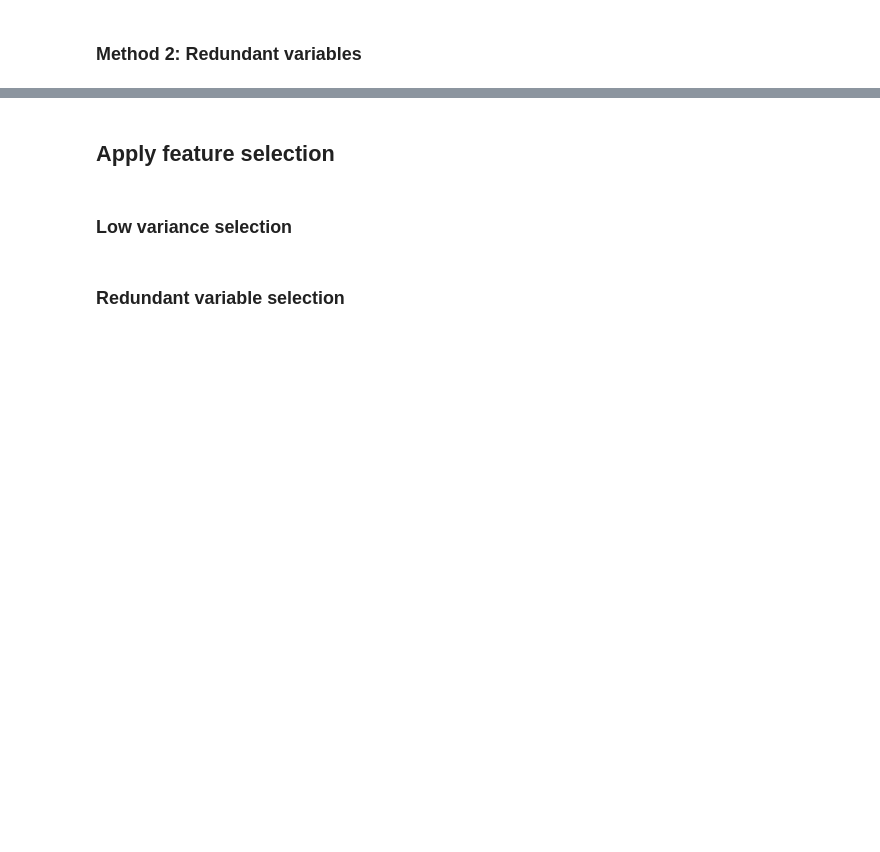
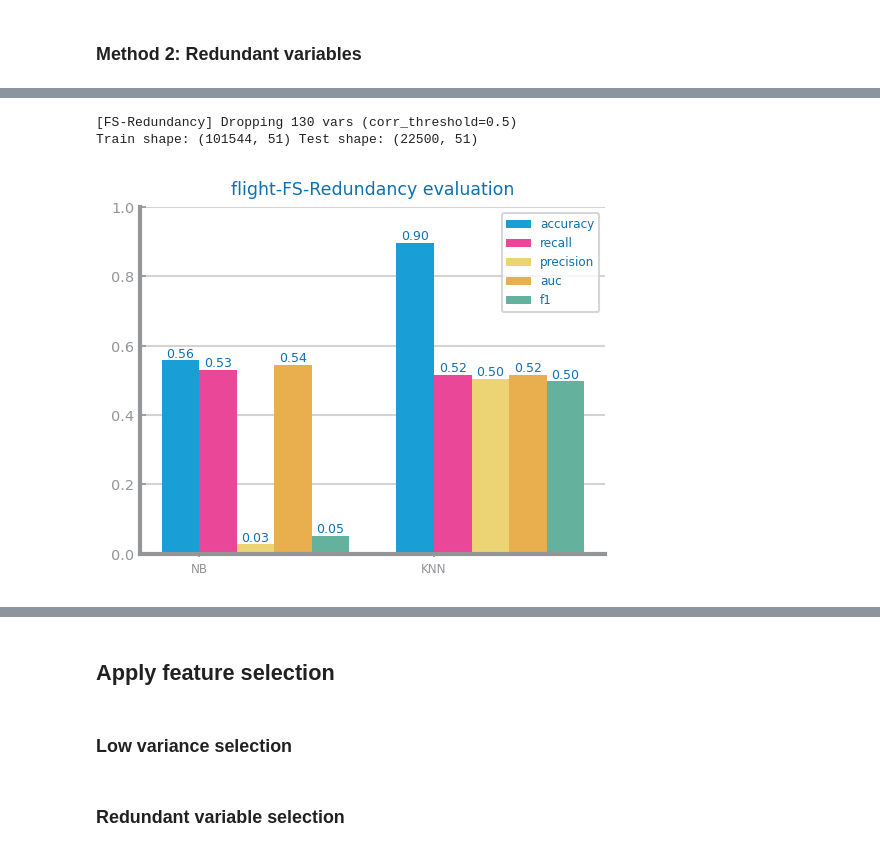
Before and after one commit to ch4uz/ds-project, a Jupyter notebook: classification/ds2_flight_cancellation/notebooks/ds2_lab3_preparation/ds2_lab3_feature_selection.ipynb, the cells around one changed output, grey strips where cells are left out. Cells and saved outputs as stored; diff of their text form; code cells hidden in the pictures; blank space fills up the shorter version.

```diff
--- a/classification/ds2_flight_cancellation/notebooks/ds2_lab3_preparation/ds2_lab3_feature_selection.ipynb
+++ b/classification/ds2_flight_cancellation/notebooks/ds2_lab3_preparation/ds2_lab3_feature_selection.ipynb
@@ -301,0 +399,80 @@ show()
+# %%
+# Safe local redundancy selector (renamed to avoid collision with dslabs_functions)
+def select_redundant_variables_safe(
+    data: DataFrame, min_threshold: float = 0.8, target: str = "class"
+) -> list[str]:
+    df = data.drop(columns=[target], errors="ignore")
+    corr_matrix = df.corr().abs()
+    variables = corr_matrix.columns
+
+    vars2drop: list[str] = []
+    for v1 in variables:
+        vars_corr = corr_matrix[v1].loc[corr_matrix[v1] >= min_threshold]
+        vars_corr = vars_corr.drop(labels=[v1], errors="ignore")
+        if len(vars_corr) > 0:
+            for v2 in vars_corr.index:
+                if v2 not in vars2drop:
+                    vars2drop.append(v2)
+    return vars2drop
+# %%
+import os
+from matplotlib.pyplot import figure, subplots, savefig, show
+
+approach_fs2 = "FS-Redundancy"
+corr_threshold = 0.5  # set from your redundancy study plot
+
+# Use SAFE local selector (not the dslabs one)
+vars2drop_red: list[str] = select_redundant_variables_safe(
+    train_data, min_threshold=corr_threshold, target=target
+)
+
+trn_fs2 = train_data.drop(columns=vars2drop_red, errors="ignore").copy()
+tst_fs2 = test_data.drop(columns=vars2drop_red, errors="ignore").copy()
+
+print(f"[{approach_fs2}] Dropping {len(vars2drop_red)} vars (corr_threshold={corr_threshold})")
+print("Train shape:", trn_fs2.shape, "Test shape:", tst_fs2.shape)
+
+# Safety check
+n_features_fs2 = trn_fs2.shape[1] - 1
+if n_features_fs2 <= 0:
+    raise RuntimeError(
+        f"{approach_fs2} produced 0 features (only target left). "
+        f"Increase corr_threshold (e.g., 0.7+) or adjust redundancy logic."
+    )
+
+eval_fs2: dict[str, list] = evaluate_approach_imported(
+    trn_fs2.copy(), tst_fs2.copy(), target=target, metric=metric
+)
+
+if eval_fs2 == {}:
+    raise RuntimeError("Evaluation failed (empty eval dict). Check features/target after redundancy drop.")
+
+charts_dir = f"../../charts/{lab_folder_fs}"
+os.makedirs(charts_dir, exist_ok=True)
+
+# Performance plot
+figure()
+eval_metrics_fs2 = {k: v for k, v in eval_fs2.items() if k != "confusion_matrix"}
+plot_multibar_chart(
+    ["NB", "KNN"], eval_metrics_fs2, title=f"{file_tag}-{approach_fs2} evaluation", percentage=True
+)
+savefig(f"../../charts/lab3_preparation/feature_selection/redundancy_nb_knn_eval.png")
+show()
+
+# Confusion matrices
+fig, axs = subplots(1, 2, figsize=(2 * HEIGHT, HEIGHT))
+labels = trn_fs2[target].unique()
+labels.sort()
+
+plot_confusion_matrix(eval_fs2["confusion_matrix"][0], labels, ax=axs[0])
+axs[0].set_title(f"{file_tag}-{approach_fs2} NB Confusion Matrix")
+
+plot_confusion_matrix(eval_fs2["confusion_matrix"][1], labels, ax=axs[1])
+axs[1].set_title(f"{file_tag}-{approach_fs2} KNN Confusion Matrix")
+
+savefig(f"../../charts/lab3_preparation/feature_selection/redundancy_nb_knn_confusion_matrices.png")
+show()
+# %% [output]
+[FS-Redundancy] Dropping 130 vars (corr_threshold=0.5)
+Train shape: (101544, 51) Test shape: (22500, 51)
+[figure, added]
```
Also changed, not shown: parts of 11 cells of this notebook.
